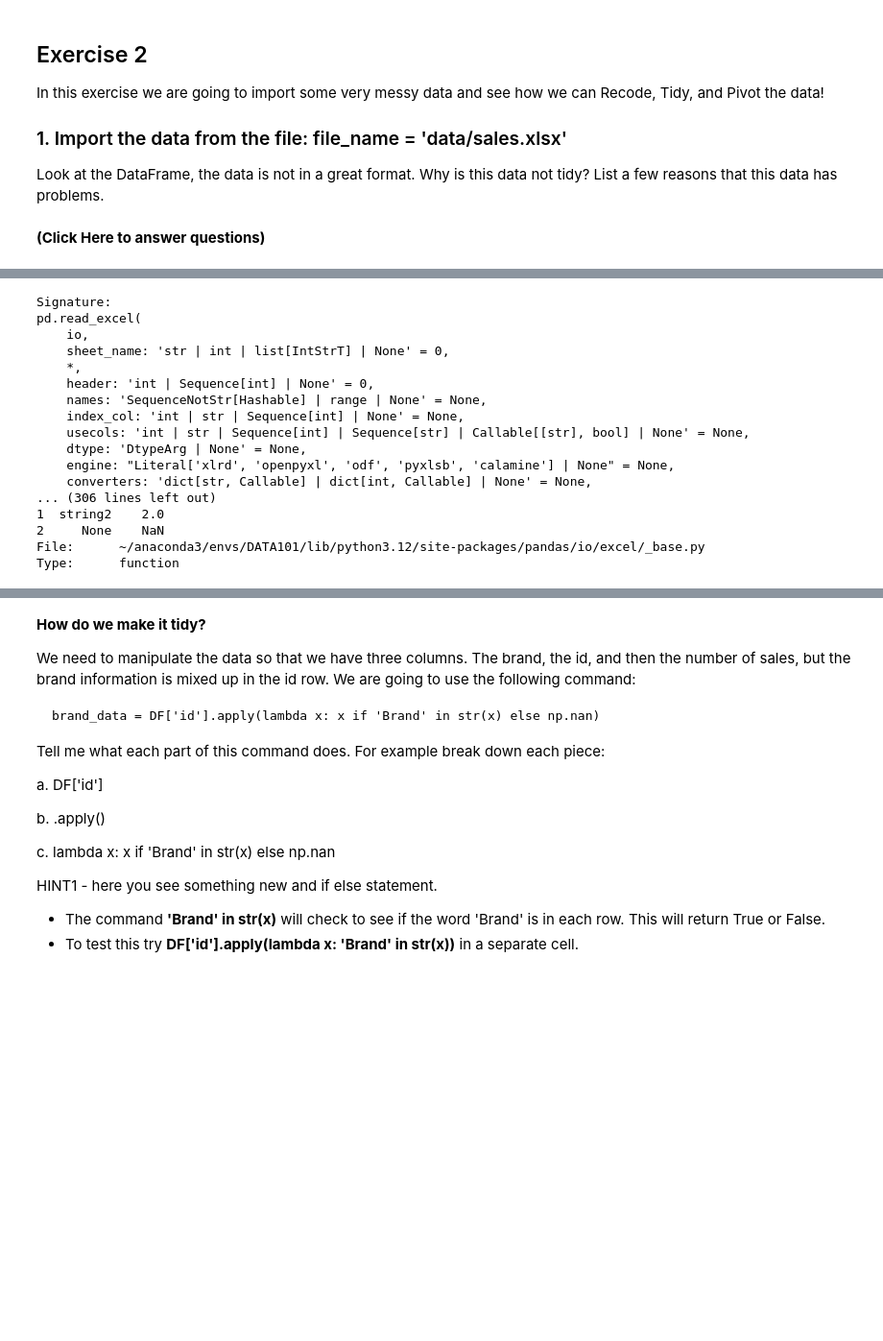
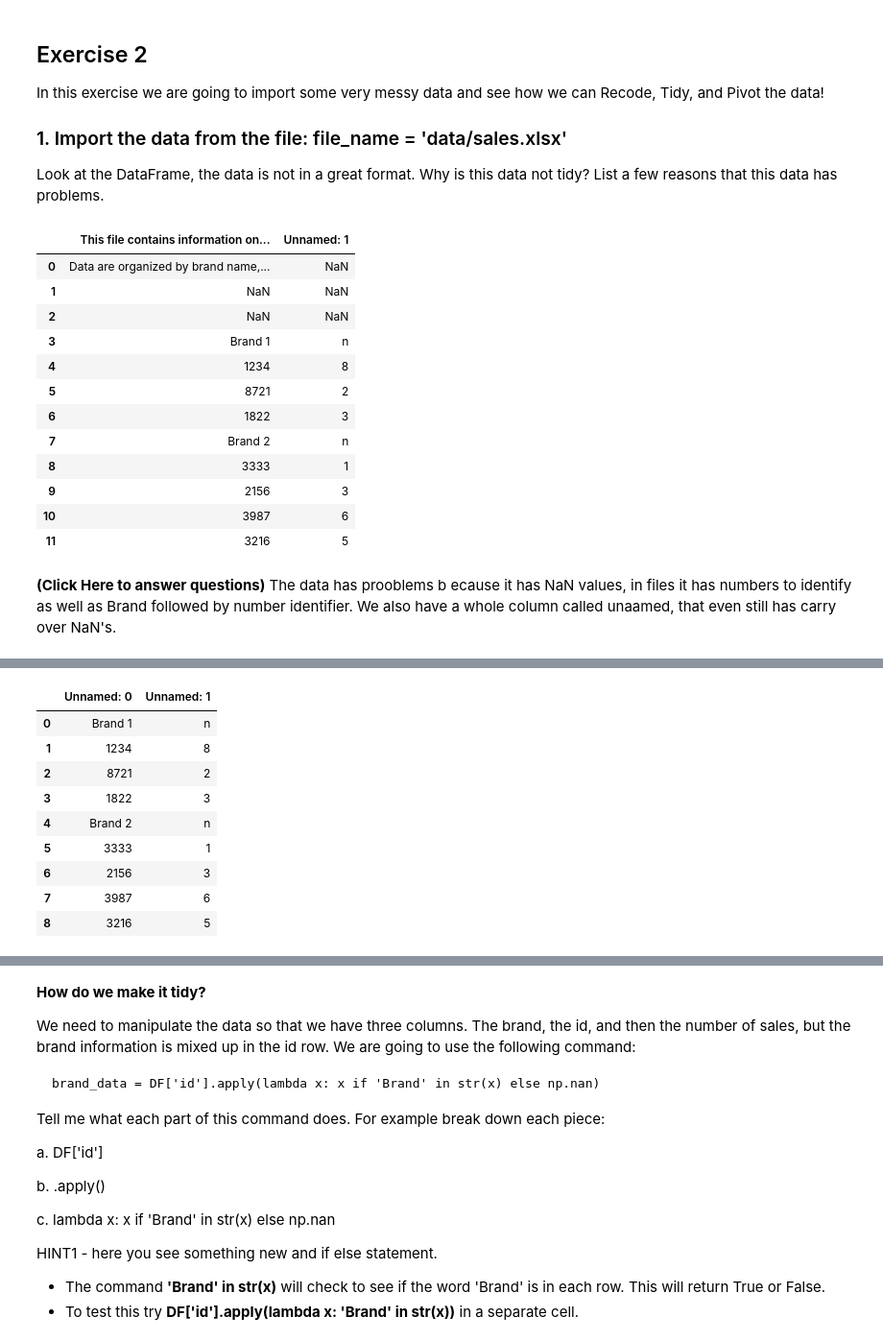
Before and after one commit to jfanshawe2/Day9, a Jupyter notebook: Day9-HW.ipynb, the cells around one changed output, grey strips where cells are left out. Shown: that part at 96% size. Drawn from its saved outputs; the diff is of its cells as text; code cells hidden in the pictures; blank space fills up the shorter version.

```diff
--- a/Day9-HW.ipynb
+++ b/Day9-HW.ipynb
@@ -233,8 +259,26 @@ In this exercise we are going to import some very messy data and see how we can
 Look at the DataFrame, the data is not in a great format. Why is this data not tidy? List a few reasons that this data has problems.
 # %%
 # Your code here
+file_name = 'data/sales.xlsx'
+DF = pd.read_excel(file_name)
+DF
+# %% [output]
+|  | This file contains information on... | Unnamed: 1 |
+| 0 | Data are organized by brand name,... | NaN |
+| 1 | NaN | NaN |
+| 2 | NaN | NaN |
+| 3 | Brand 1 | n |
+| 4 | 1234 | 8 |
+| 5 | 8721 | 2 |
+| 6 | 1822 | 3 |
+| 7 | Brand 2 | n |
+| 8 | 3333 | 1 |
+| 9 | 2156 | 3 |
+| 10 | 3987 | 6 |
+| 11 | 3216 | 5 |
 # %% [markdown]
 **(Click Here to answer questions)**
+The data has prooblems b ecause it has NaN values, in files it has numbers to identify as well as Brand followed by number identifier. We also have a whole column called unaamed, that even still has carry over NaN's.
 # %% [markdown]
 This is what you should see:
 
@@ -247,25 +291,20 @@ Open the .sales.xlsx file and look in there. Notice that there are two weird row
 
 How can we read the data in and skip some rows? Try running the command below to read the documentation. Are there any commands that might help us skip the first three rows when reading in the data?
 # %%
-pd.read_excel?
+file_name = 'data/sales.xlsx'
+DF = pd.read_excel(file_name,skiprows=3)
+DF
 # %% [output]
-Signature:
-pd.read_excel(
-    io,
-    sheet_name: 'str | int | list[IntStrT] | None' = 0,
-    *,
-    header: 'int | Sequence[int] | None' = 0,
-    names: 'SequenceNotStr[Hashable] | range | None' = None,
-    index_col: 'int | str | Sequence[int] | None' = None,
-    usecols: 'int | str | Sequence[int] | Sequence[str] | Callable[[str], bool] | None' = None,
-    dtype: 'DtypeArg | None' = None,
-    engine: "Literal['xlrd', 'openpyxl', 'odf', 'pyxlsb', 'calamine'] | None" = None,
-    converters: 'dict[str, Callable] | dict[int, Callable] | None' = None,
-... (306 lines left out)
-1  string2    2.0
-2     None    NaN
-File:      ~/anaconda3/envs/DATA101/lib/python3.12/site-packages/pandas/io/excel/_base.py
-Type:      function
+|  | Unnamed: 0 | Unnamed: 1 |
+| 0 | Brand 1 | n |
+| 1 | 1234 | 8 |
+| 2 | 8721 | 2 |
+| 3 | 1822 | 3 |
+| 4 | Brand 2 | n |
+| 5 | 3333 | 1 |
+| 6 | 2156 | 3 |
+| 7 | 3987 | 6 |
+| 8 | 3216 | 5 |
 # %% [markdown]
 Try writing your own code that will read in the data, skipping three rows, so that it looks like this:
 
```
Also changed, not shown: parts of 10 cells of this notebook.
